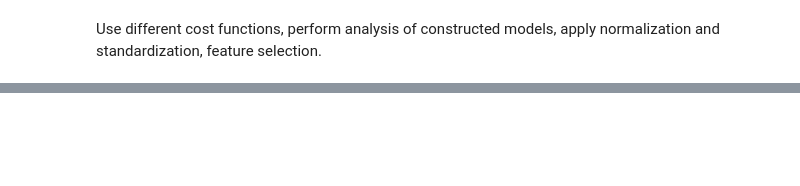
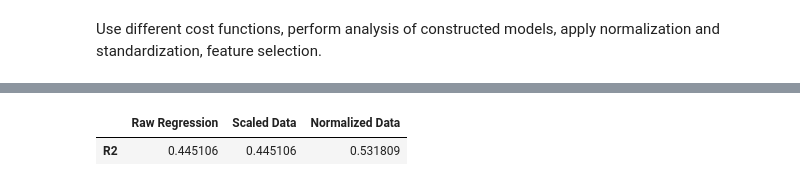
Before and after one commit to sharyar/vigilant-meme, a Jupyter notebook: task1_notebook.ipynb, the cells around one changed output, grey strips where cells are left out. Drawn from its saved outputs; the diff is of its cells as text; code cells hidden in the pictures; blank space fills up the shorter version.

```diff
--- a/task1_notebook.ipynb
+++ b/task1_notebook.ipynb
@@ -179,5 +178,0 @@ merged_df = helper_functions.merge_mosquito_weather_data(mosquito_df_female, wea
-# %%
-# Re-initialize the merged data
-
-X = merged_df.drop(columns=['Count'])
-Y = merged_df['Count']
@@ -210,9 +178,0 @@ The third constructed model is polynomial regression. Polynomial regression is s
-# %%
-from sklearn.model_selection import train_test_split
-
-# Reinitialization of feature set and output
-X = merged_df.drop(columns=['Count'])
-Y = merged_df['Count']
-
-# Split 0.7 training, 0.3 testing
-X_train, X_test, Y_train, Y_test = train_test_split( X , Y , test_size = 0.3, random_state = 0)
@@ -297,0 +185,21 @@ def plot_models(X,Y,X_test, Y_test, degrees):
+# %%
+# 3 Models:
+pipe_scaled_reg = Pipeline([('scaler', StandardScaler()), ('linear_regressor_scaled', linear_model.LinearRegression())])
+pipe_normalized_reg = Pipeline([('normalizer', Normalizer()), ('linear_regressor_normalized', linear_model.LinearRegression())])
+non_scaled_reg = linear_model.LinearRegression() # since all quantities are non-negative
+# %%
+pipe_scaled_reg.fit(X, Y)
+pipe_normalized_reg.fit(X, Y)
+non_scaled_reg.fit(X, Y)
+
+# We do not need to split the data into test and training set since this is just linear regression with a very small data set (41 observations)
+scores = {
+    'Raw Regression': [non_scaled_reg.score(X, Y)],
+    'Scaled Data': [pipe_scaled_reg.score(X, Y)],
+    'Normalized Data': [pipe_normalized_reg.score(X, Y)]
+}
+
+pd.DataFrame(scores, index=['R2'])
+# %% [output]
+|  | Raw Regression | Scaled Data | Normalized Data |
+| R2 | 0.445106 | 0.445106 | 0.531809 |
```
Also changed, not shown: parts of 39 cells of this notebook.
